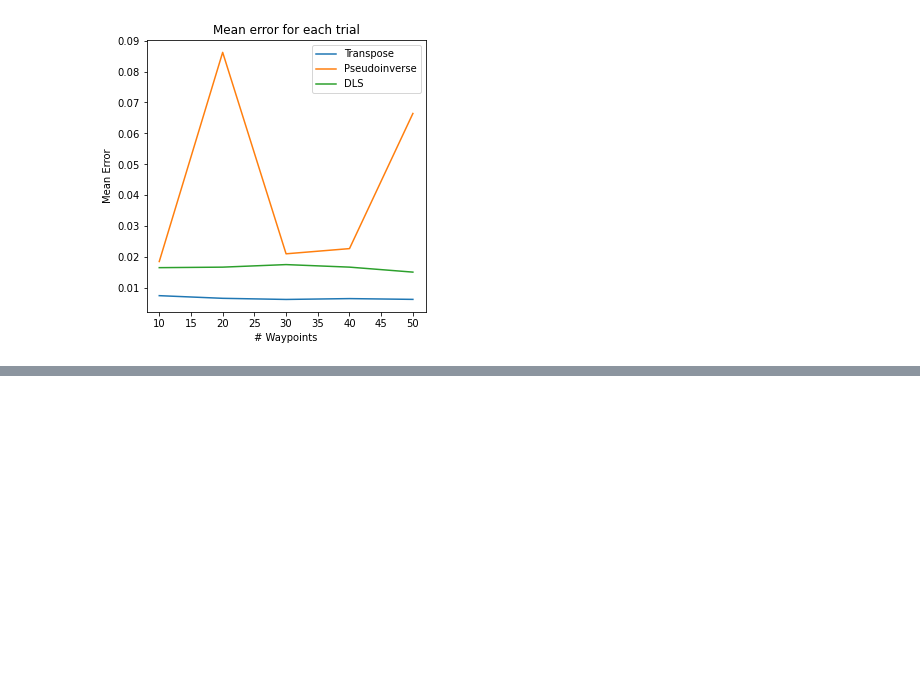
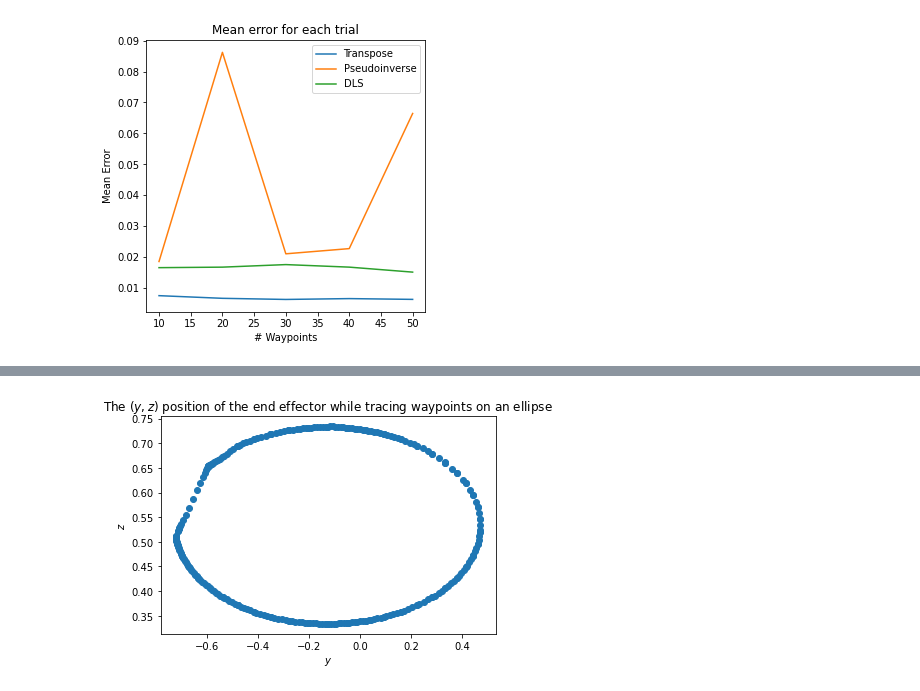
Before and after one commit to sjwil/DifferentialInverseKinematics, a Jupyter notebook: Project Results.ipynb, the cells around one changed output, grey strips where cells are left out. Saved outputs shown, nothing was run; the diff lists cells and outputs as text; code cells hidden in the pictures; blank space fills up the shorter version.

```diff
--- a/Project Results.ipynb
+++ b/Project Results.ipynb
@@ -85,0 +84,4 @@ plt.show()
+# %%
+create_ellipse_plot(np.array(pesudoinverse_positions))
+# %% [output]
+[figure, added]
```
Also changed, not shown: parts of 5 cells of this notebook, 2 other files.
